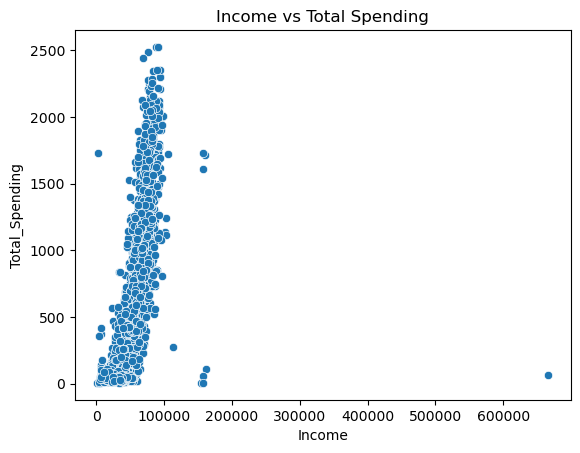
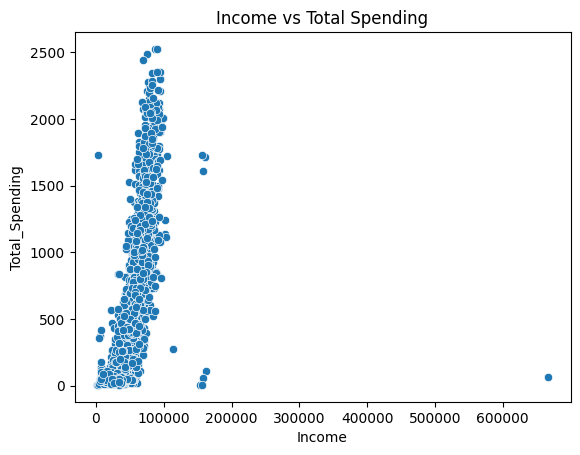
The change to this notebook cell's code, shown as a diff; its figure went from the first image to the second:
--- before
+++ after
@@ -3,3 +3,5 @@
 sns.scatterplot(x='Income', y='Total_Spending', data=df)
 plt.title("Income vs Total Spending")
+
+plt.savefig("figures/income_vs_spending.png", dpi=300, bbox_inches='tight')
 plt.show()

Commit: update